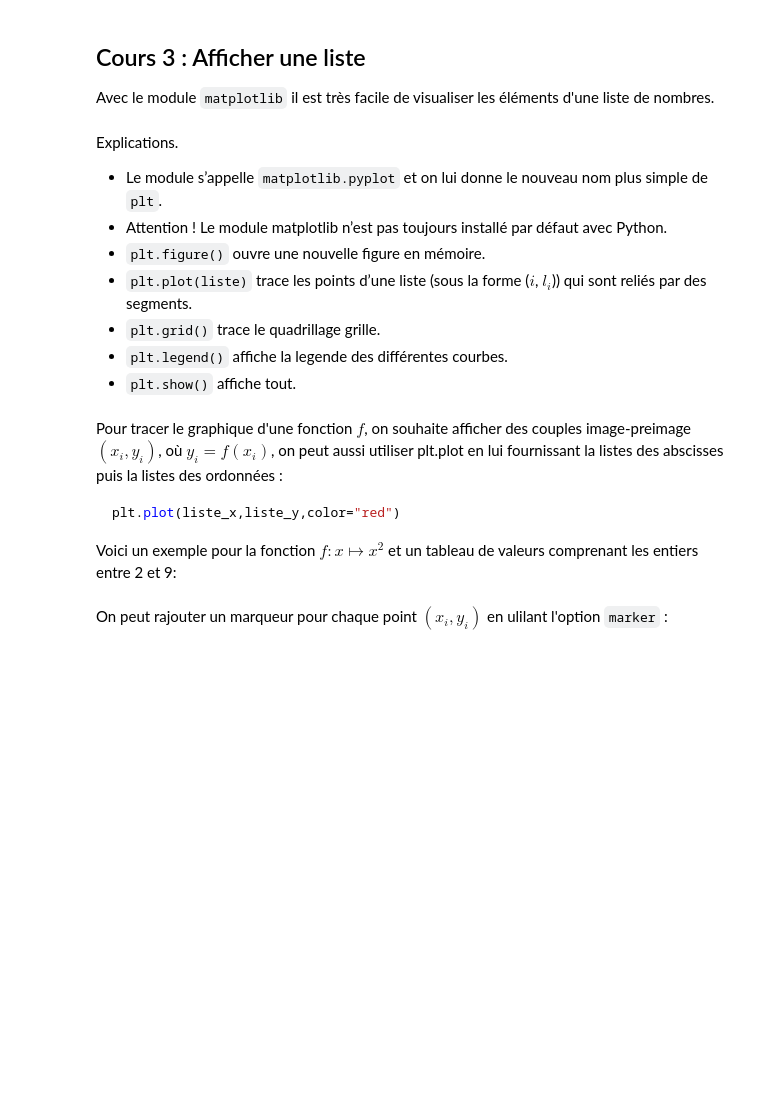
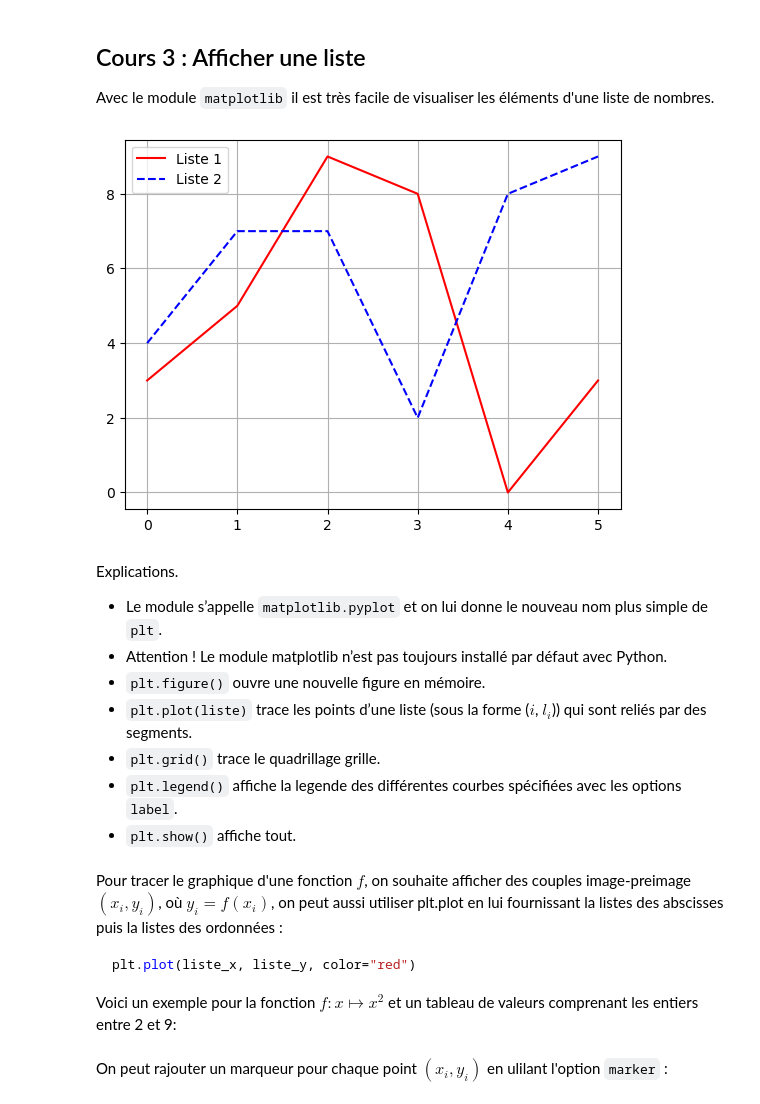
Before and after one commit to College-Sismondi-Informatique/3AM.OS, a Jupyter notebook: programmation/01_les_listes.ipynb, the cells around one changed output. Saved outputs shown, nothing was run; the diff lists cells and outputs as text; code cells hidden in the pictures; blank space fills up the shorter version.

````diff
--- a/programmation/01_les_listes.ipynb
+++ b/programmation/01_les_listes.ipynb
@@ -668,15 +668,17 @@ Avec le module `matplotlib` il est très facile de visualiser les éléments d'u
 # %%
 import matplotlib.pyplot as plt
 
 liste1 = [3, 5, 9, 8, 0, 3]
 liste2 = [4, 7, 7, 2, 8, 9]
 
 plt.figure()
-plt.plot(liste1, color="red", label="Liste 1")
-plt.plot(liste2, color="blue", label="Liste 2")
+plt.plot(liste1, color="red", label="Liste 1", linestyle='-')
+plt.plot(liste2, color="blue", label="Liste 2", linestyle='--')
 plt.grid(True)
 plt.legend()
 plt.show()
+# %% [output]
+[figure, added]
 # %% [markdown]
 Explications.
 - Le module s’appelle `matplotlib.pyplot` et on lui donne le nouveau nom plus simple de `plt`.
@@ -684,12 +686,12 @@ Explications.
 - `plt.figure()` ouvre une nouvelle figure en mémoire.
 - `plt.plot(liste)` trace les points d’une liste (sous la forme ($i$, $l_i$)) qui sont reliés par des segments.
 - `plt.grid()` trace le quadrillage grille.
-- `plt.legend()` affiche la legende des différentes courbes.
+- `plt.legend()` affiche la legende des différentes courbes spécifiées avec les options `label`.
 - `plt.show()` affiche tout.
 # %% [markdown]
 Pour tracer le graphique d'une fonction $f$, on souhaite afficher des couples image-preimage $(x_i, y_i)$, où $y_i=f(x_i)$, on peut aussi utiliser plt.plot en lui fournissant la listes des abscisses puis la listes des ordonnées :
 ```python
-plt.plot(liste_x,liste_y,color="red")
+plt.plot(liste_x, liste_y, color="red")
 ```
 Voici un exemple pour la fonction $f:x\mapsto x^2$ et un tableau de valeurs comprenant les entiers entre 2 et 9:
 # %%
````
Also changed, not shown: parts of 10 cells of this notebook.
